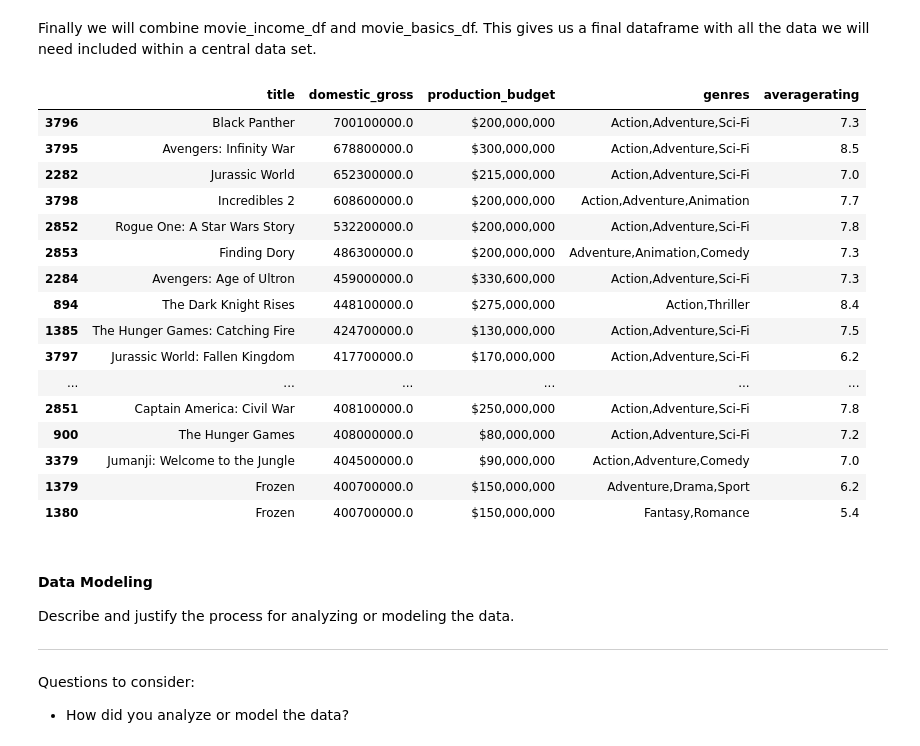
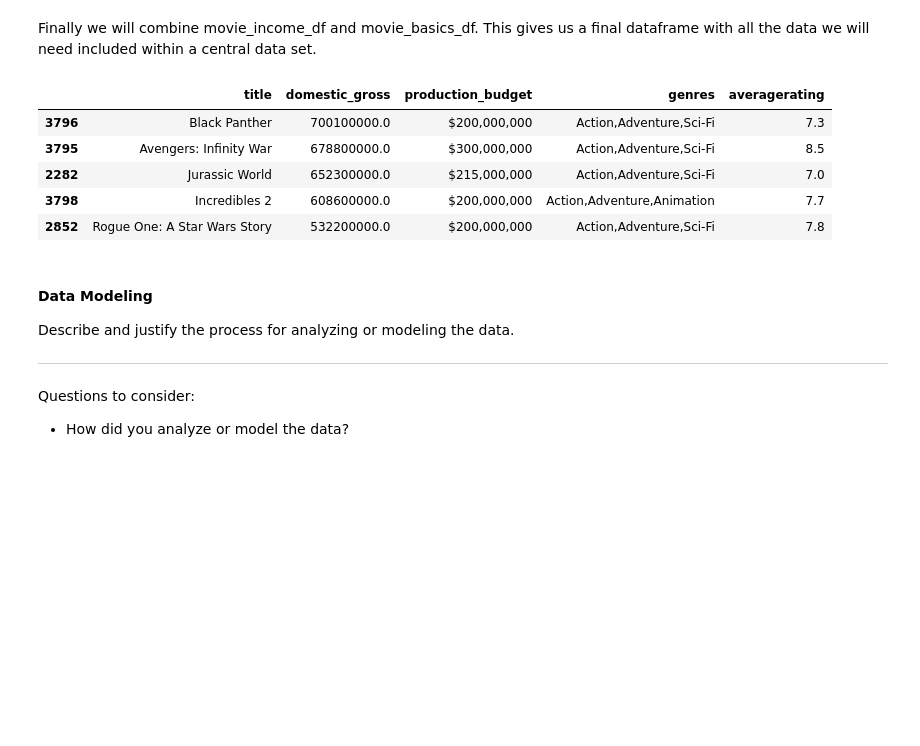
Before and after one commit to ashakeri92/dsc-phase-1-project-v2-3, a Jupyter notebook: analysis.ipynb, the cells around one changed output. Cells and saved outputs as stored; diff of their text form; code cells hidden in the pictures; blank space fills up the shorter version.

```diff
--- a/analysis.ipynb
+++ b/analysis.ipynb
@@ -236,29 +236,19 @@ Finally we will combine movie_income_df and movie_basics_df. This gives us a fin
 # %%
 movie_combined_df = pd.merge(movie_income_df,
                               movie_basics_df,
                               on=['title'],
                               how='left')
 
 movie_combined_df.drop(['tconst'], axis=1, inplace=True)
-movie_combined_df.sort_values(by='domestic_gross', ascending=False).dropna().head(20)
+movie_combined_df = movie_combined_df.sort_values(by='domestic_gross', ascending=False).dropna().head(5)
+movie_combined_df
 # %% [output]
 |  | title | domestic_gross | production_budget | genres | averagerating |
 | 3796 | Black Panther | 700100000.0 | $200,000,000 | Action,Adventure,Sci-Fi | 7.3 |
 | 3795 | Avengers: Infinity War | 678800000.0 | $300,000,000 | Action,Adventure,Sci-Fi | 8.5 |
 | 2282 | Jurassic World | 652300000.0 | $215,000,000 | Action,Adventure,Sci-Fi | 7.0 |
 | 3798 | Incredibles 2 | 608600000.0 | $200,000,000 | Action,Adventure,Animation | 7.7 |
 | 2852 | Rogue One: A Star Wars Story | 532200000.0 | $200,000,000 | Action,Adventure,Sci-Fi | 7.8 |
-| 2853 | Finding Dory | 486300000.0 | $200,000,000 | Adventure,Animation,Comedy | 7.3 |
-| 2284 | Avengers: Age of Ultron | 459000000.0 | $330,600,000 | Action,Adventure,Sci-Fi | 7.3 |
-| 894 | The Dark Knight Rises | 448100000.0 | $275,000,000 | Action,Thriller | 8.4 |
-| 1385 | The Hunger Games: Catching Fire | 424700000.0 | $130,000,000 | Action,Adventure,Sci-Fi | 7.5 |
-| 3797 | Jurassic World: Fallen Kingdom | 417700000.0 | $170,000,000 | Action,Adventure,Sci-Fi | 6.2 |
-| ... | ... | ... | ... | ... | ... |
-| 2851 | Captain America: Civil War | 408100000.0 | $250,000,000 | Action,Adventure,Sci-Fi | 7.8 |
-| 900 | The Hunger Games | 408000000.0 | $80,000,000 | Action,Adventure,Sci-Fi | 7.2 |
-| 3379 | Jumanji: Welcome to the Jungle | 404500000.0 | $90,000,000 | Action,Adventure,Comedy | 7.0 |
-| 1379 | Frozen | 400700000.0 | $150,000,000 | Adventure,Drama,Sport | 6.2 |
-| 1380 | Frozen | 400700000.0 | $150,000,000 | Fantasy,Romance | 5.4 |
 # %% [markdown]
 #### Data Modeling
 Describe and justify the process for analyzing or modeling the data.
```
Also changed, not shown: parts of 2 cells of this notebook.
